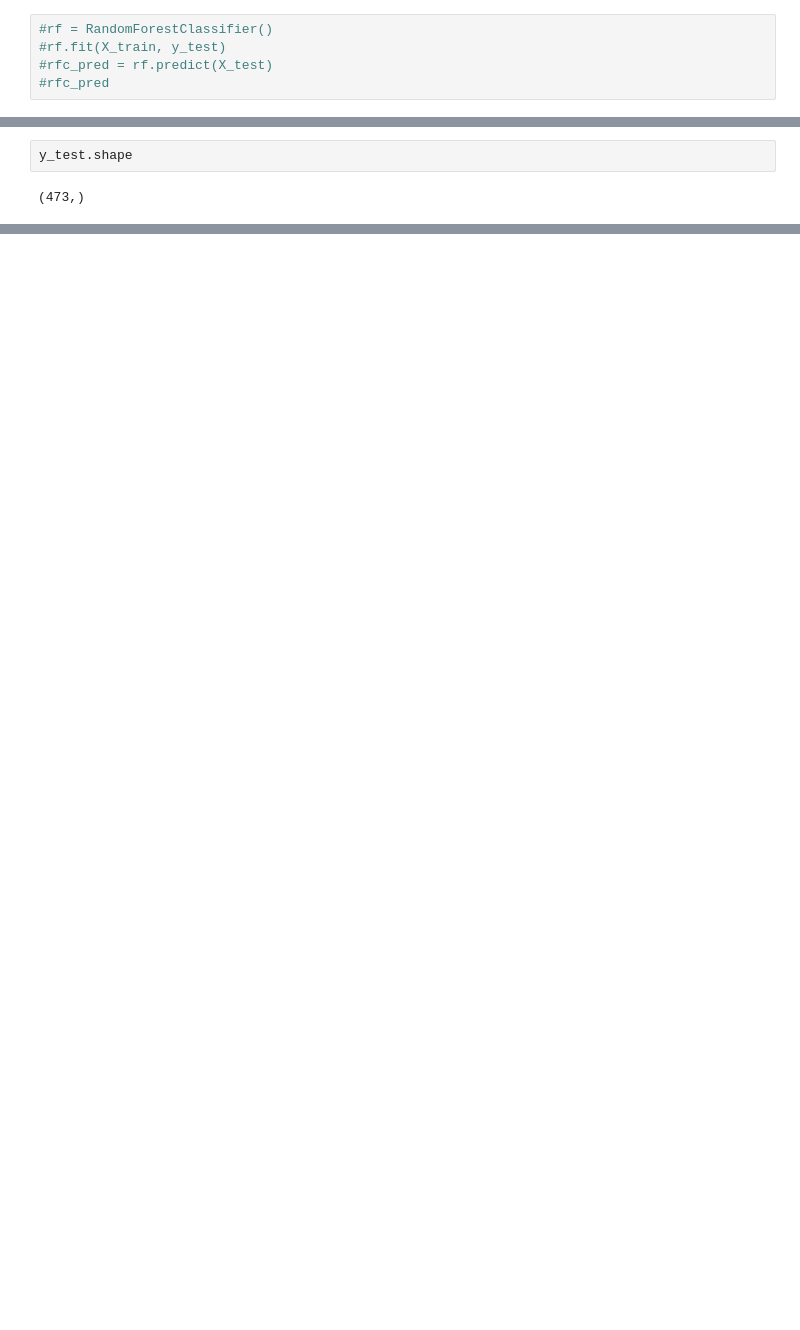
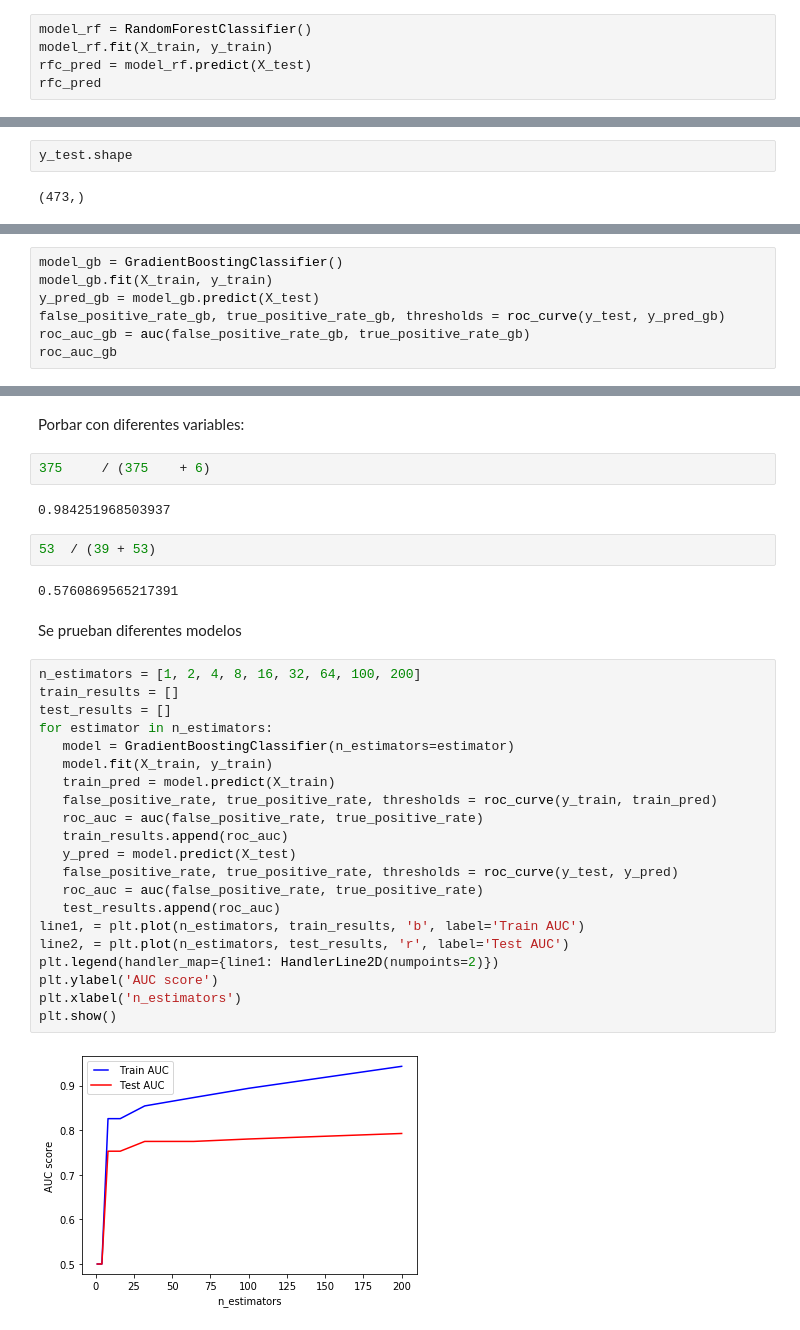
Before and after one commit to AnaAdalia/intro_ml, a Jupyter notebook: Clase8/Práctica Ensemble Methods.ipynb, the cells around one changed output, grey strips where cells are left out. Cells and saved outputs as stored; diff of their text form; blank space fills up the shorter version.

```diff
--- a/Clase8/Práctica Ensemble Methods.ipynb
+++ b/Clase8/Práctica Ensemble Methods.ipynb
@@ -69,7 +103,7 @@ X_train, X_test, y_train, y_test = train_test_split(X, y, test_size=0.33, random
 # %% [markdown]
 # Random Forest
 # %%
-#rf = RandomForestClassifier()
-#rf.fit(X_train, y_test)
-#rfc_pred = rf.predict(X_test)
-#rfc_pred
+model_rf = RandomForestClassifier()
+model_rf.fit(X_train, y_train)
+rfc_pred = model_rf.predict(X_test)
+rfc_pred
@@ -79,0 +203,7 @@ y_test.shape
+# %%
+model_gb = GradientBoostingClassifier()
+model_gb.fit(X_train, y_train)
+y_pred_gb = model_gb.predict(X_test)
+false_positive_rate_gb, true_positive_rate_gb, thresholds = roc_curve(y_test, y_pred_gb)
+roc_auc_gb = auc(false_positive_rate_gb, true_positive_rate_gb)
+roc_auc_gb
@@ -79,0 +233,35 @@ y_test.shape
+# %% [markdown]
+ Porbar con diferentes variables:
+# %%
+375     / (375    + 6)
+# %% [output]
+0.984251968503937
+# %%
+53  / (39 + 53)
+# %% [output]
+0.5760869565217391
+# %% [markdown]
+Se prueban diferentes modelos
+# %%
+n_estimators = [1, 2, 4, 8, 16, 32, 64, 100, 200]
+train_results = []
+test_results = []
+for estimator in n_estimators:
+   model = GradientBoostingClassifier(n_estimators=estimator)
+   model.fit(X_train, y_train)
+   train_pred = model.predict(X_train)
+   false_positive_rate, true_positive_rate, thresholds = roc_curve(y_train, train_pred)
+   roc_auc = auc(false_positive_rate, true_positive_rate)
+   train_results.append(roc_auc)
+   y_pred = model.predict(X_test)
+   false_positive_rate, true_positive_rate, thresholds = roc_curve(y_test, y_pred)
+   roc_auc = auc(false_positive_rate, true_positive_rate)
+   test_results.append(roc_auc)
+line1, = plt.plot(n_estimators, train_results, 'b', label='Train AUC')
+line2, = plt.plot(n_estimators, test_results, 'r', label='Test AUC')
+plt.legend(handler_map={line1: HandlerLine2D(numpoints=2)})
+plt.ylabel('AUC score')
+plt.xlabel('n_estimators')
+plt.show()
+# %% [output]
+[figure, added]
```
Also changed, not shown: parts of 11 cells of this notebook.
